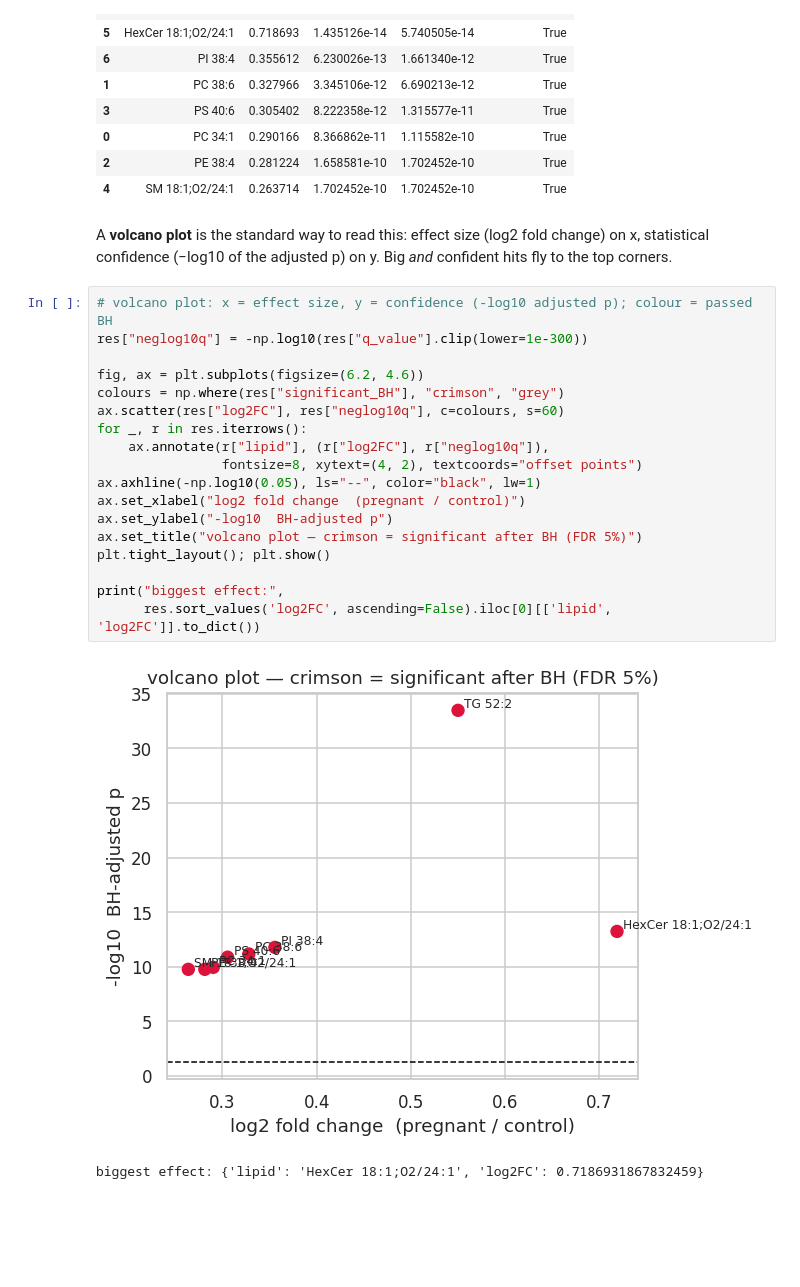
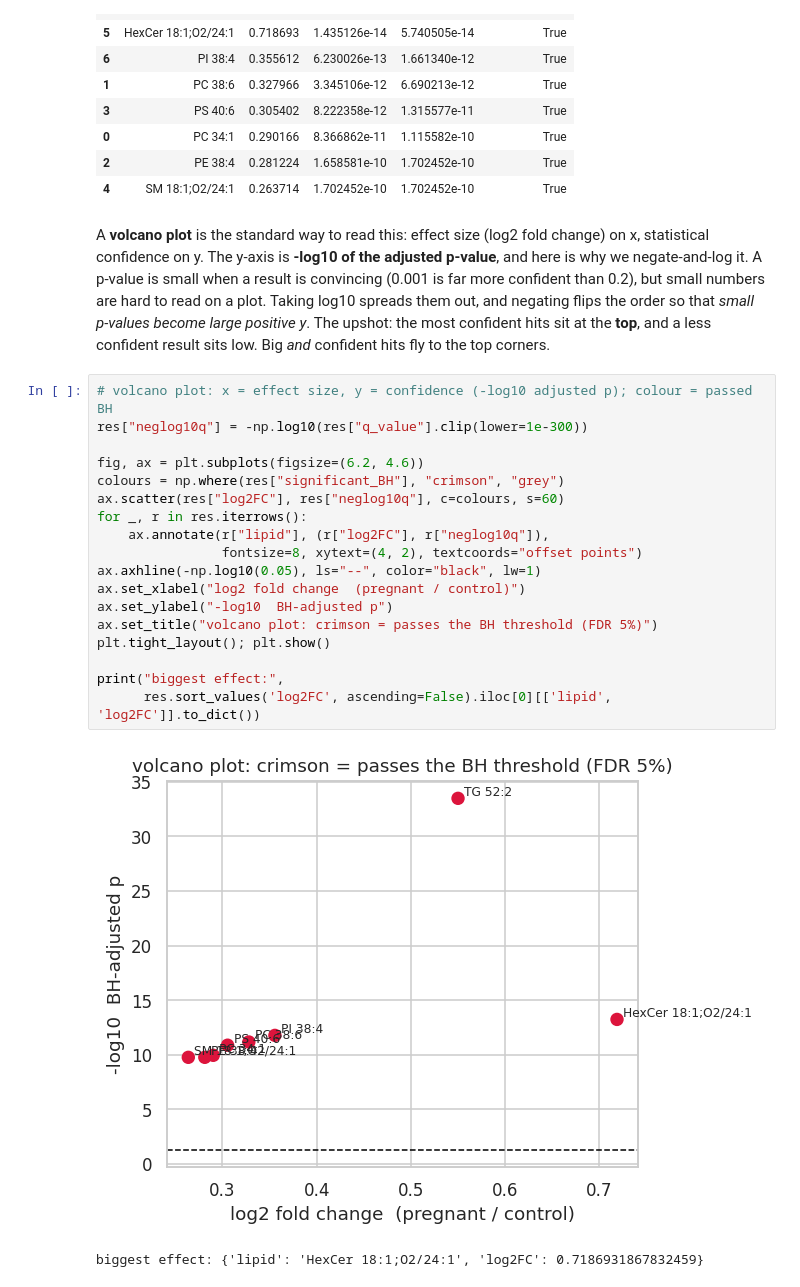
Before and after one commit to lamanno-epfl/lipidomics_tutorial_cajalcourse, a Jupyter notebook: notebooks/00_intro/02_concepts.ipynb, the cells around one changed output. Saved outputs shown, nothing was run; the diff lists cells and outputs as text; blank space fills up the shorter version.

```diff
--- a/notebooks/00_intro/02_concepts.ipynb
+++ b/notebooks/00_intro/02_concepts.ipynb
@@ -816,28 +819,27 @@ res.sort_values("q_value")
 | 4 | SM 18:1;O2/24:1 | 0.263714 | 1.702452e-10 | 1.702452e-10 | True |
 # %% [markdown]
 A **volcano plot** is the standard way to read this: effect size (log2 fold change) on x,
-statistical confidence (−log10 of the adjusted p) on y. Big *and* confident hits fly to the top
-corners.
+statistical confidence on y. The y-axis is **-log10 of the adjusted p-value**, and here is why we negate-and-log it. A p-value is small when a result is convincing (0.001 is far more confident than 0.2), but small numbers are hard to read on a plot. Taking log10 spreads them out, and negating flips the order so that *small p-values become large positive y*. The upshot: the most confident hits sit at the **top**, and a less confident result sits low. Big *and* confident hits fly to the top corners.
 # %%
 # volcano plot: x = effect size, y = confidence (-log10 adjusted p); colour = passed BH
 res["neglog10q"] = -np.log10(res["q_value"].clip(lower=1e-300))
 
 fig, ax = plt.subplots(figsize=(6.2, 4.6))
 colours = np.where(res["significant_BH"], "crimson", "grey")
 ax.scatter(res["log2FC"], res["neglog10q"], c=colours, s=60)
 for _, r in res.iterrows():
     ax.annotate(r["lipid"], (r["log2FC"], r["neglog10q"]),
                 fontsize=8, xytext=(4, 2), textcoords="offset points")
 ax.axhline(-np.log10(0.05), ls="--", color="black", lw=1)
 ax.set_xlabel("log2 fold change  (pregnant / control)")
 ax.set_ylabel("-log10  BH-adjusted p")
-ax.set_title("volcano plot — crimson = significant after BH (FDR 5%)")
+ax.set_title("volcano plot: crimson = passes the BH threshold (FDR 5%)")
 plt.tight_layout(); plt.show()
 
 print("biggest effect:",
       res.sort_values('log2FC', ascending=False).iloc[0][['lipid', 'log2FC']].to_dict())
 # %% [output]
-[figure, old version]
+[figure, new version]
 biggest effect: {'lipid': 'HexCer 18:1;O2/24:1', 'log2FC': 0.7186931867832459}
 # %% [markdown]
 ⚠️ **CHECKPOINT.** `HexCer 18:1;O2/24:1` shows the **largest** log2 fold change, it is the one
```
Also changed, not shown: parts of 20 cells of this notebook, 3 other files.
